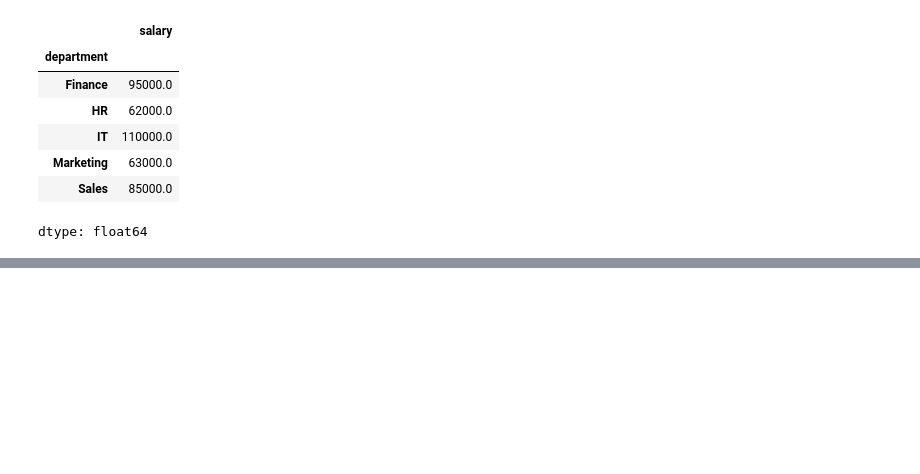
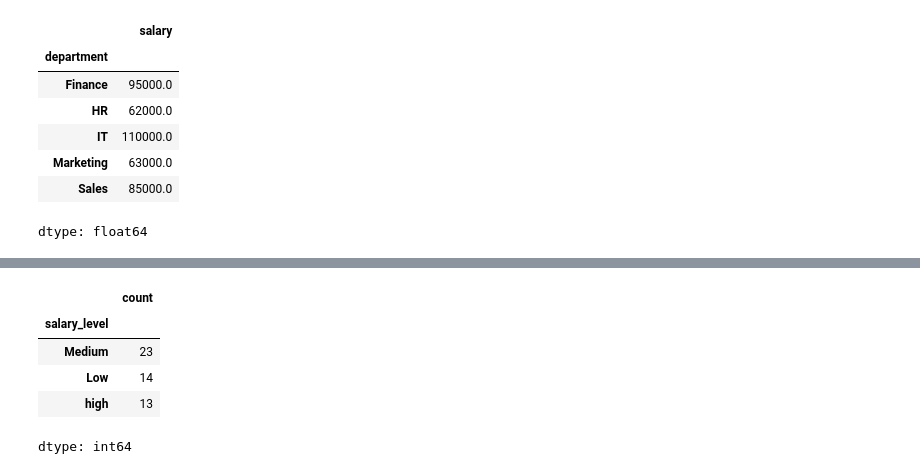
Before and after one commit to Vasista-G/GoogleCollab_Python, a Jupyter notebook: Pandaslearn.ipynb, the cells around one changed output, grey strips where cells are left out. Cells and saved outputs as stored; diff of their text form; code cells hidden in the pictures; blank space fills up the shorter version.

```diff
--- a/Pandaslearn.ipynb
+++ b/Pandaslearn.ipynb
@@ -438,0 +428,30 @@ dtype: float64
+# %%
+'''
+46.	Create a new column called: salary_level
+Rules:
+salary < 60,000 -> Low
+60,000 to 80,000 -> Medium
+salary > 80,000 -> High
+Then find how many employees are in each salary level.
+
+'''
+
+def sal_catogery(row):
+    if row < 60000:
+        return "Low"
+    elif row >= 60000 and row <= 80000 :
+        return "Medium"
+    else:
+        return "high"
+
+
+emp["salary_level"] = emp["salary"].apply(func = sal_catogery)
+
+emp["salary_level"].value_counts()
+# %% [output]
+|  | count |
+| salary_level |  |
+| Medium | 23 |
+| Low | 14 |
+| high | 13 |
+dtype: int64
```
Also changed, not shown: parts of 5 cells of this notebook.
